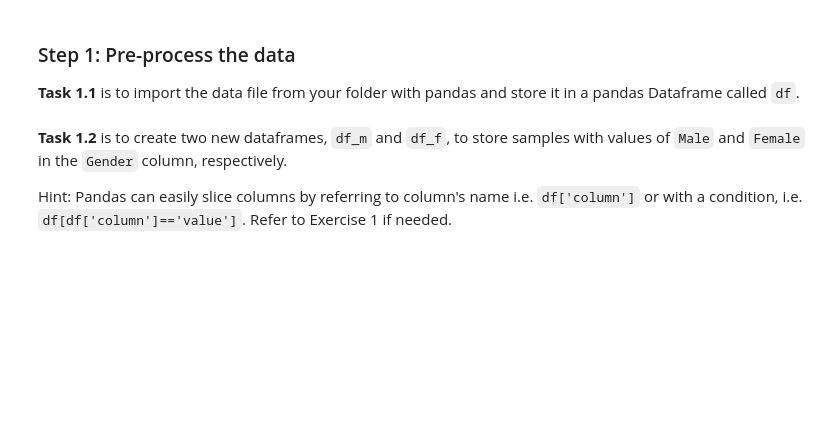
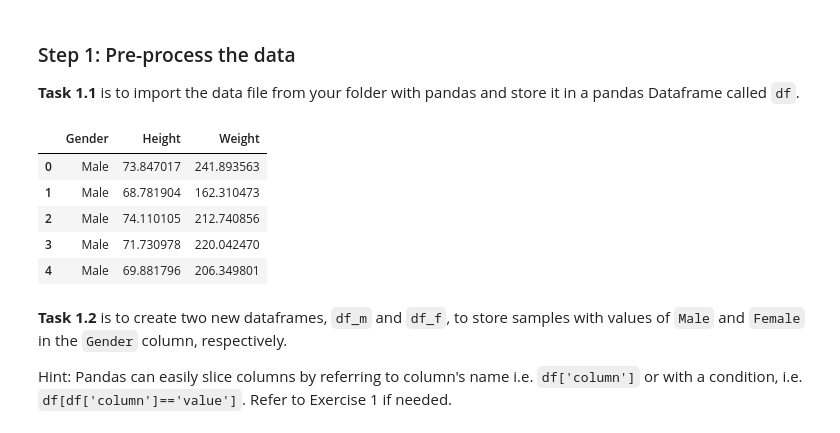
Before and after one commit to Sati2030/COMP1008_Seiji, a Jupyter notebook: Labs/Lab3/Exercise_3_Linear-Regression_Advertise_extend.ipynb, the cells around one changed output. Saved outputs shown, nothing was run; the diff lists cells and outputs as text; code cells hidden in the pictures; blank space fills up the shorter version.

```diff
--- a/Labs/Lab3/Exercise_3_Linear-Regression_Advertise_extend.ipynb
+++ b/Labs/Lab3/Exercise_3_Linear-Regression_Advertise_extend.ipynb
@@ -229,8 +297,16 @@ You will need `pandas` and `sklearn` libraries to build a linear regression mode
 
 <b>Task 1.1</b> is to import the data file from your folder with pandas and store it in a pandas Dataframe called `df`.
 # %%
-path_to_file = "data/data-weight-height.csv"
-# df = ...
+path_to_file = "data-weight-height.csv"
+df = pd.read_csv(path_to_file)
+df.head()
+# %% [output]
+|  | Gender | Height | Weight |
+| 0 | Male | 73.847017 | 241.893563 |
+| 1 | Male | 68.781904 | 162.310473 |
+| 2 | Male | 74.110105 | 212.740856 |
+| 3 | Male | 71.730978 | 220.042470 |
+| 4 | Male | 69.881796 | 206.349801 |
 # %% [markdown]
 <b>Task 1.2</b> is to create two new dataframes, `df_m` and `df_f`, to store samples with values of `Male` and `Female` in the `Gender` column, respectively.
 
```
Also changed, not shown: parts of 30 cells of this notebook.
